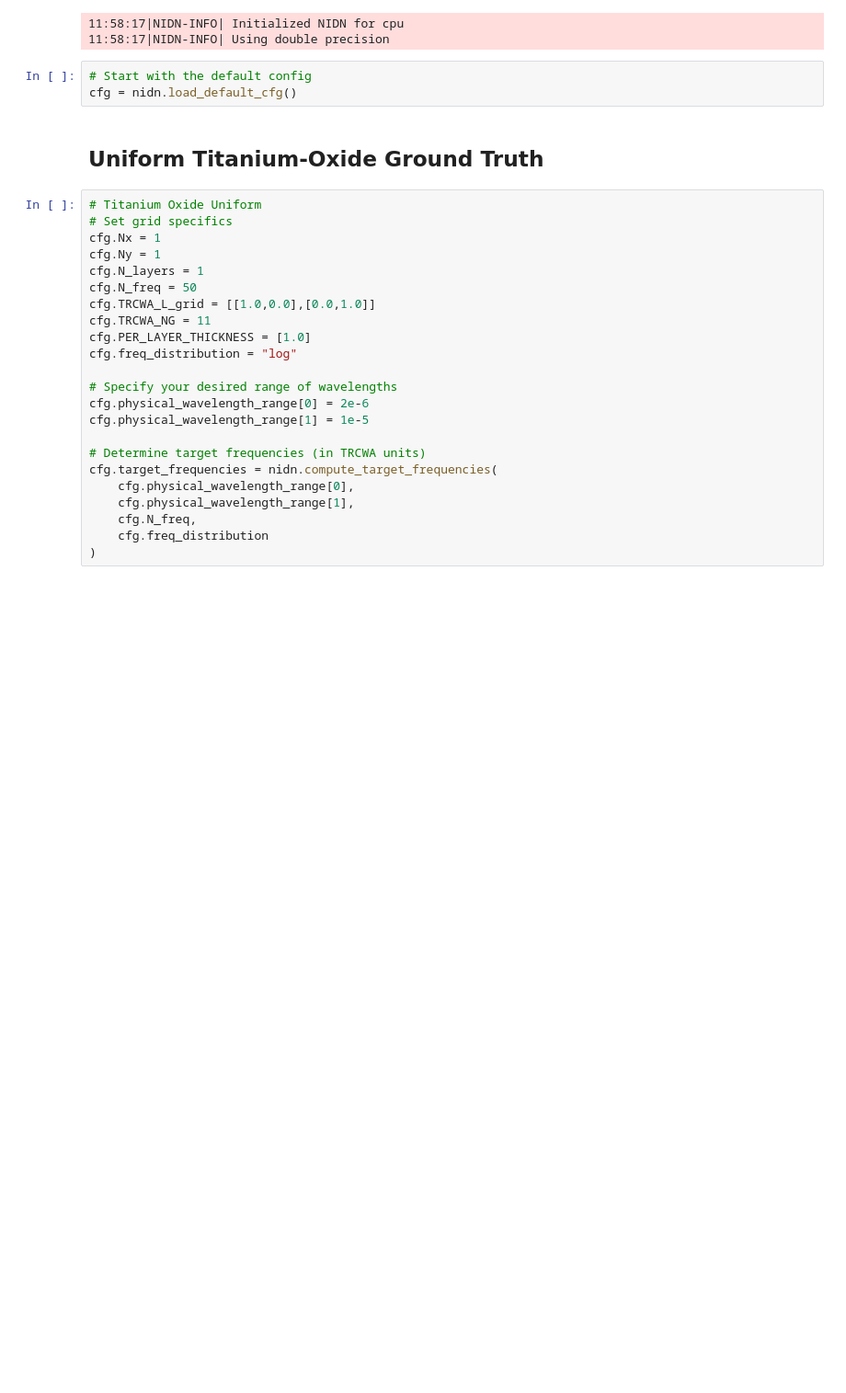
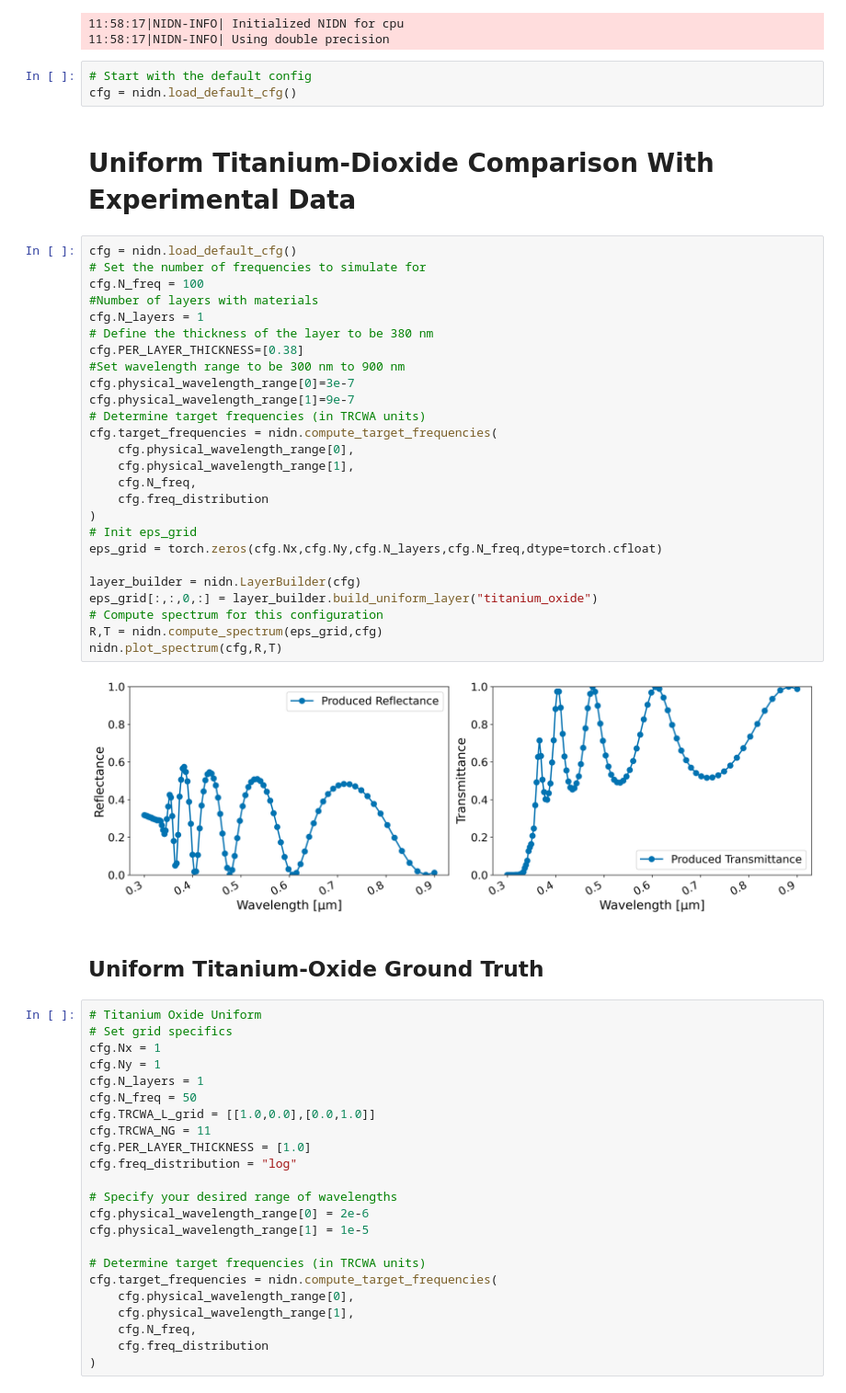
Before and after one commit to esa/NIDN, a Jupyter notebook: notebooks/Paper Results/Supplementary - Ground-truth Data Generation.ipynb, the cells around one changed output. Shown at 92% size. Drawn from its saved outputs; the diff is of its cells as text; blank space fills up the shorter version.

Commit message:
Added rcwa tio2 layer

```diff
--- a/notebooks/Paper Results/Supplementary - Ground-truth Data Generation.ipynb
+++ b/notebooks/Paper Results/Supplementary - Ground-truth Data Generation.ipynb
@@ -15,6 +15,36 @@ import torch
 # %%
 # Start with the default config
 cfg = nidn.load_default_cfg()
+# %% [markdown]
+# Uniform Titanium-Dioxide Comparison With Experimental Data
+# %%
+cfg = nidn.load_default_cfg()
+# Set the number of frequencies to simulate for
+cfg.N_freq = 100
+#Number of layers with materials
+cfg.N_layers = 1
+# Define the thickness of the layer to be 380 nm
+cfg.PER_LAYER_THICKNESS=[0.38]
+#Set wavelength range to be 300 nm to 900 nm
+cfg.physical_wavelength_range[0]=3e-7
+cfg.physical_wavelength_range[1]=9e-7
+# Determine target frequencies (in TRCWA units)
+cfg.target_frequencies = nidn.compute_target_frequencies(
+    cfg.physical_wavelength_range[0],
+    cfg.physical_wavelength_range[1],
+    cfg.N_freq,
+    cfg.freq_distribution
+)
+# Init eps_grid
+eps_grid = torch.zeros(cfg.Nx,cfg.Ny,cfg.N_layers,cfg.N_freq,dtype=torch.cfloat)
+
+layer_builder = nidn.LayerBuilder(cfg)
+eps_grid[:,:,0,:] = layer_builder.build_uniform_layer("titanium_oxide")
+# Compute spectrum for this configuration
+R,T = nidn.compute_spectrum(eps_grid,cfg)
+nidn.plot_spectrum(cfg,R,T)
+# %% [output]
+[figure, added]
 # %% [markdown]
 ## Uniform Titanium-Oxide Ground Truth
 # %%
```
